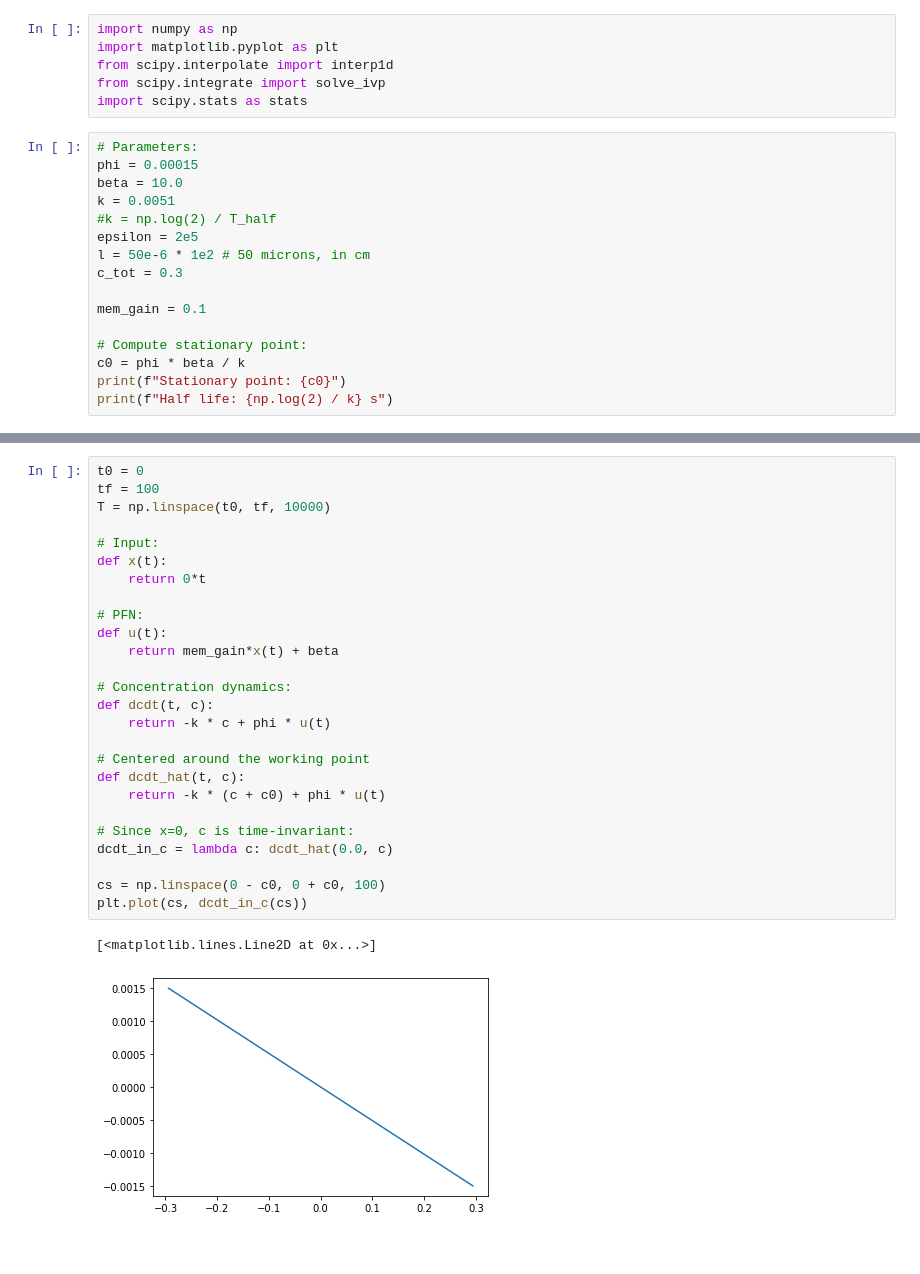
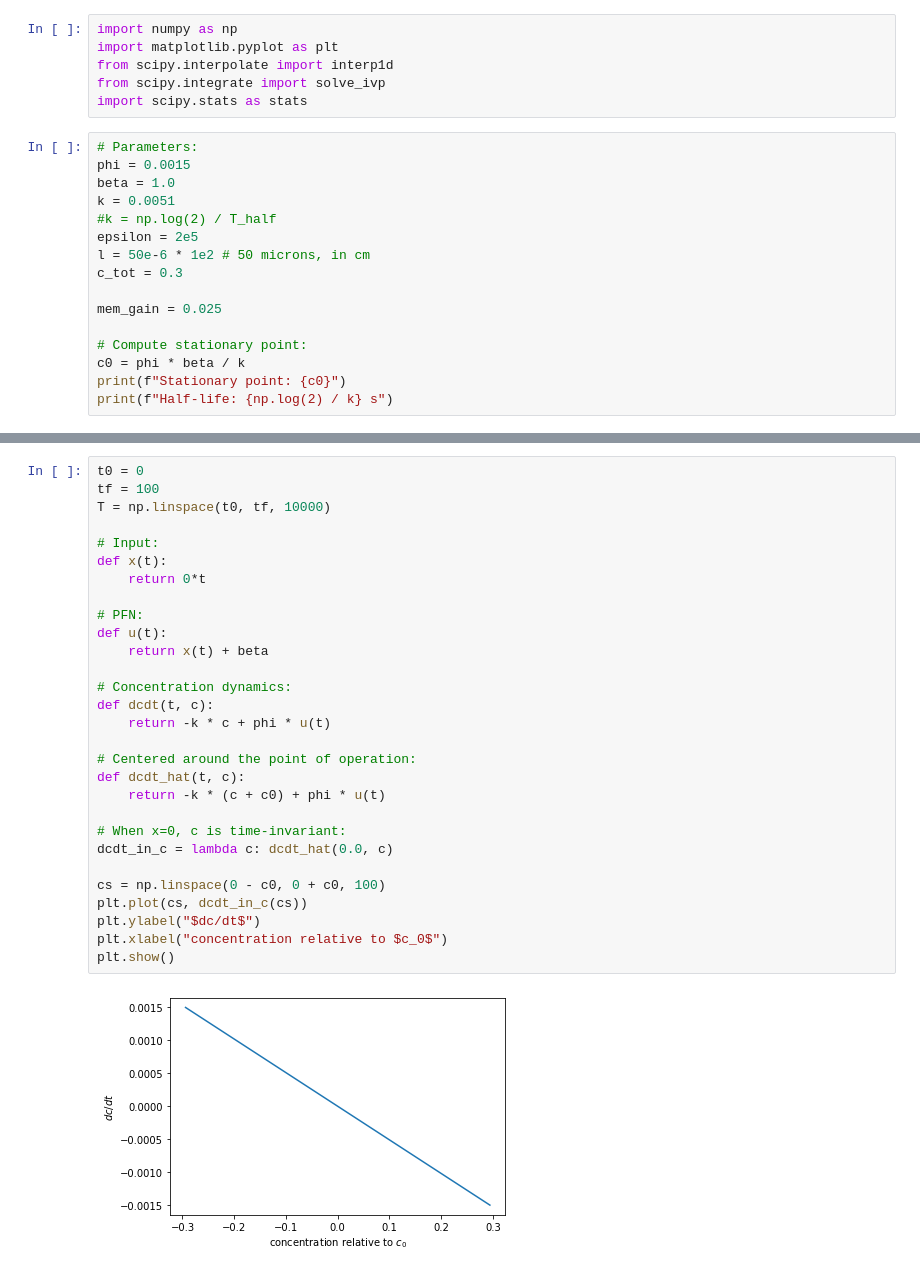
Before and after one commit to nilsceberg/path-integration-memory, a Jupyter notebook: notebooks/dye.ipynb, the cells around one changed output, grey strips where cells are left out. Cells and saved outputs as stored; diff of their text form; blank space fills up the shorter version.

```diff
--- a/notebooks/dye.ipynb
+++ b/notebooks/dye.ipynb
@@ -59,18 +62,18 @@ from scipy.integrate import solve_ivp
 import scipy.stats as stats
 # %%
 # Parameters:
-phi = 0.00015
-beta = 10.0
+phi = 0.0015
+beta = 1.0
 k = 0.0051
 #k = np.log(2) / T_half
 epsilon = 2e5
 l = 50e-6 * 1e2 # 50 microns, in cm
 c_tot = 0.3
 
-mem_gain = 0.1
+mem_gain = 0.025
 
 # Compute stationary point:
 c0 = phi * beta / k
 print(f"Stationary point: {c0}")
-print(f"Half life: {np.log(2) / k} s")
+print(f"Half-life: {np.log(2) / k} s")
 # %% [output]
@@ -81,30 +86,32 @@ Let's assume $x=0$:
 # %%
 t0 = 0
 tf = 100
 T = np.linspace(t0, tf, 10000)
 
 # Input:
 def x(t):
     return 0*t
 
 # PFN:
 def u(t):
-    return mem_gain*x(t) + beta
+    return x(t) + beta
 
 # Concentration dynamics:
 def dcdt(t, c):
     return -k * c + phi * u(t)
 
-# Centered around the working point
+# Centered around the point of operation:
 def dcdt_hat(t, c):
     return -k * (c + c0) + phi * u(t)
 
-# Since x=0, c is time-invariant:
+# When x=0, c is time-invariant:
 dcdt_in_c = lambda c: dcdt_hat(0.0, c)
 
 cs = np.linspace(0 - c0, 0 + c0, 100)
 plt.plot(cs, dcdt_in_c(cs))
+plt.ylabel("$dc/dt$")
+plt.xlabel("concentration relative to $c_0$")
+plt.show()
 # %% [output]
-[<matplotlib.lines.Line2D at 0x...>]
-[figure, old version]
+[figure, new version]
 # %% [markdown]
```
Also changed, not shown: parts of 11 cells of this notebook.
